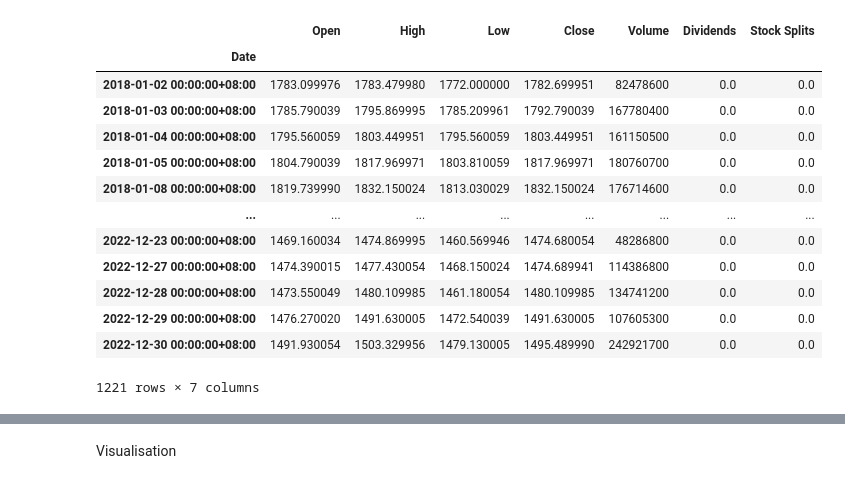
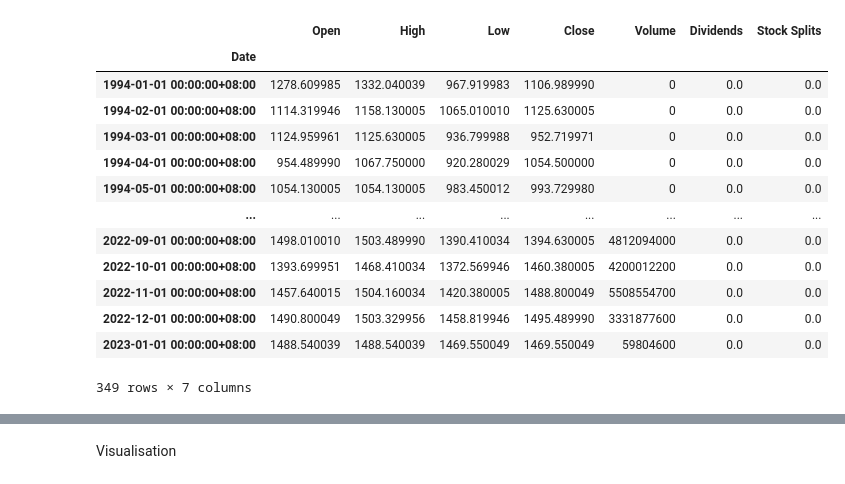
Before and after one commit to rogerloh-acc/Finance-Model-, a Jupyter notebook: Historical Index Returns/Historical Index Returns.ipynb, the cells around one changed output, grey strips where cells are left out. Drawn from its saved outputs; the diff is of its cells as text; code cells hidden in the pictures.

```diff
--- a/Historical Index Returns/Historical Index Returns.ipynb
+++ b/Historical Index Returns/Historical Index Returns.ipynb
@@ -5,24 +5,25 @@ import yfinance as yf
 import matplotlib.pyplot as plt
 # %%
 # Fetch daily data for the index from Yahoo Finance
-Index = yf.Ticker('^KLSE').history (start='2018-01-01', end='2022-12-31',interval='1d')
-#Index = yf.Ticker('^KLSE').history (period = 'max', interval='1mo')
+input = '^KLSE'
+#Index = yf.Ticker(input).history (start='1990-01-01', end='2022-12-31',interval='1mo')
+Index = yf.Ticker(input).history (period = 'max', interval='1mo')
 Index
 # %% [output]
 |  | Open | High | Low | Close | Volume | Dividends | Stock Splits |
 | Date |  |  |  |  |  |  |  |
-| 2018-01-02 00:00:00+08:00 | 1783.099976 | 1783.479980 | 1772.000000 | 1782.699951 | 82478600 | 0.0 | 0.0 |
-| 2018-01-03 00:00:00+08:00 | 1785.790039 | 1795.869995 | 1785.209961 | 1792.790039 | 167780400 | 0.0 | 0.0 |
-| 2018-01-04 00:00:00+08:00 | 1795.560059 | 1803.449951 | 1795.560059 | 1803.449951 | 161150500 | 0.0 | 0.0 |
-| 2018-01-05 00:00:00+08:00 | 1804.790039 | 1817.969971 | 1803.810059 | 1817.969971 | 180760700 | 0.0 | 0.0 |
-| 2018-01-08 00:00:00+08:00 | 1819.739990 | 1832.150024 | 1813.030029 | 1832.150024 | 176714600 | 0.0 | 0.0 |
+| 1994-01-01 00:00:00+08:00 | 1278.609985 | 1332.040039 | 967.919983 | 1106.989990 | 0 | 0.0 | 0.0 |
+| 1994-02-01 00:00:00+08:00 | 1114.319946 | 1158.130005 | 1065.010010 | 1125.630005 | 0 | 0.0 | 0.0 |
+| 1994-03-01 00:00:00+08:00 | 1124.959961 | 1125.630005 | 936.799988 | 952.719971 | 0 | 0.0 | 0.0 |
+| 1994-04-01 00:00:00+08:00 | 954.489990 | 1067.750000 | 920.280029 | 1054.500000 | 0 | 0.0 | 0.0 |
+| 1994-05-01 00:00:00+08:00 | 1054.130005 | 1054.130005 | 983.450012 | 993.729980 | 0 | 0.0 | 0.0 |
 | ... | ... | ... | ... | ... | ... | ... | ... |
-| 2022-12-23 00:00:00+08:00 | 1469.160034 | 1474.869995 | 1460.569946 | 1474.680054 | 48286800 | 0.0 | 0.0 |
-| 2022-12-27 00:00:00+08:00 | 1474.390015 | 1477.430054 | 1468.150024 | 1474.689941 | 114386800 | 0.0 | 0.0 |
-| 2022-12-28 00:00:00+08:00 | 1473.550049 | 1480.109985 | 1461.180054 | 1480.109985 | 134741200 | 0.0 | 0.0 |
-| 2022-12-29 00:00:00+08:00 | 1476.270020 | 1491.630005 | 1472.540039 | 1491.630005 | 107605300 | 0.0 | 0.0 |
-| 2022-12-30 00:00:00+08:00 | 1491.930054 | 1503.329956 | 1479.130005 | 1495.489990 | 242921700 | 0.0 | 0.0 |
+| 2022-09-01 00:00:00+08:00 | 1498.010010 | 1503.489990 | 1390.410034 | 1394.630005 | 4812094000 | 0.0 | 0.0 |
+| 2022-10-01 00:00:00+08:00 | 1393.699951 | 1468.410034 | 1372.569946 | 1460.380005 | 4200012200 | 0.0 | 0.0 |
+| 2022-11-01 00:00:00+08:00 | 1457.640015 | 1504.160034 | 1420.380005 | 1488.800049 | 5508554700 | 0.0 | 0.0 |
+| 2022-12-01 00:00:00+08:00 | 1490.800049 | 1503.329956 | 1458.819946 | 1495.489990 | 3331877600 | 0.0 | 0.0 |
+| 2023-01-01 00:00:00+08:00 | 1488.540039 | 1488.540039 | 1469.550049 | 1469.550049 | 59804600 | 0.0 | 0.0 |
-1221 rows × 7 columns
+349 rows × 7 columns
 # %%
 # Calculate daily returns
 Index['return'] = Index['Close'].pct_change()
```
Also changed, not shown: parts of 5 cells of this notebook.
